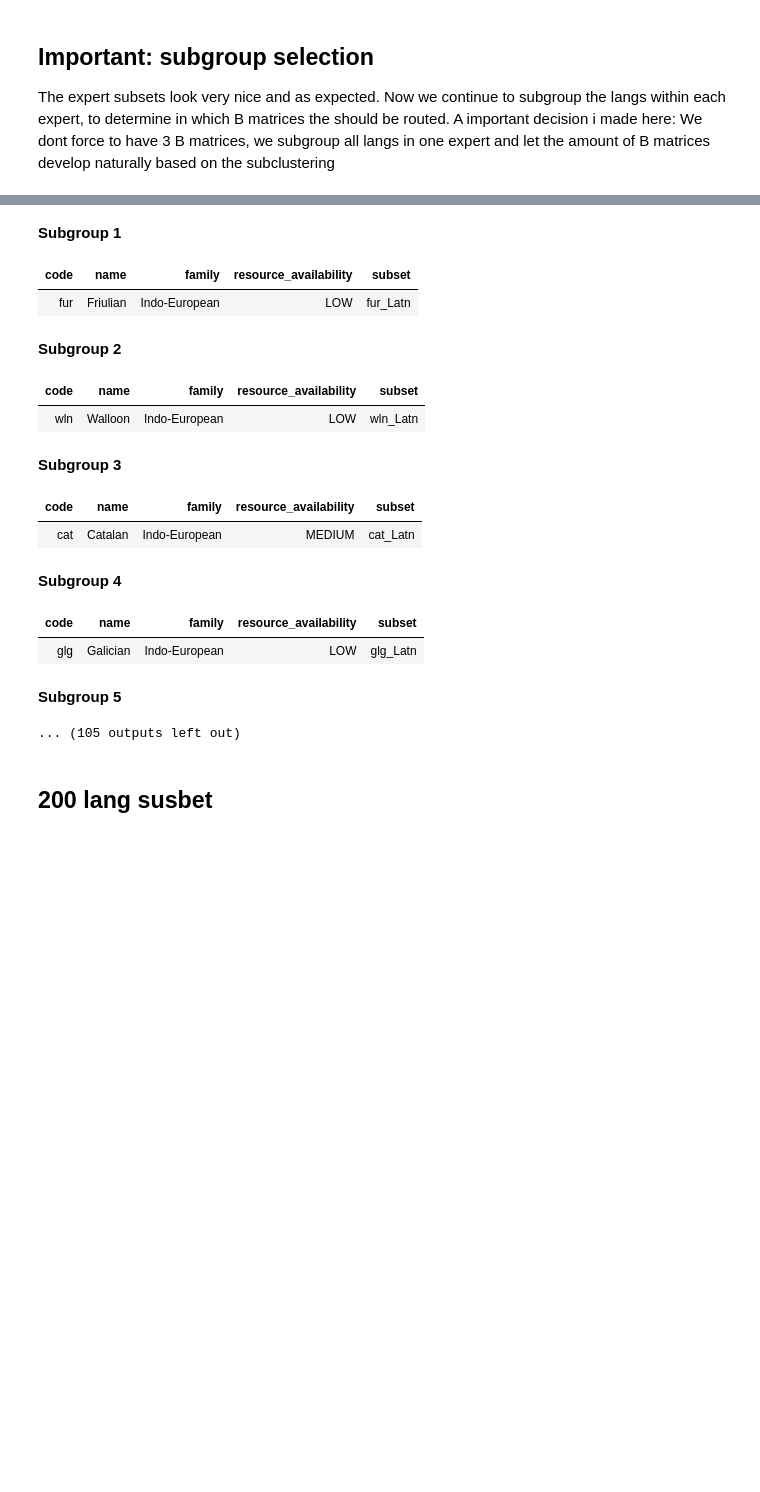
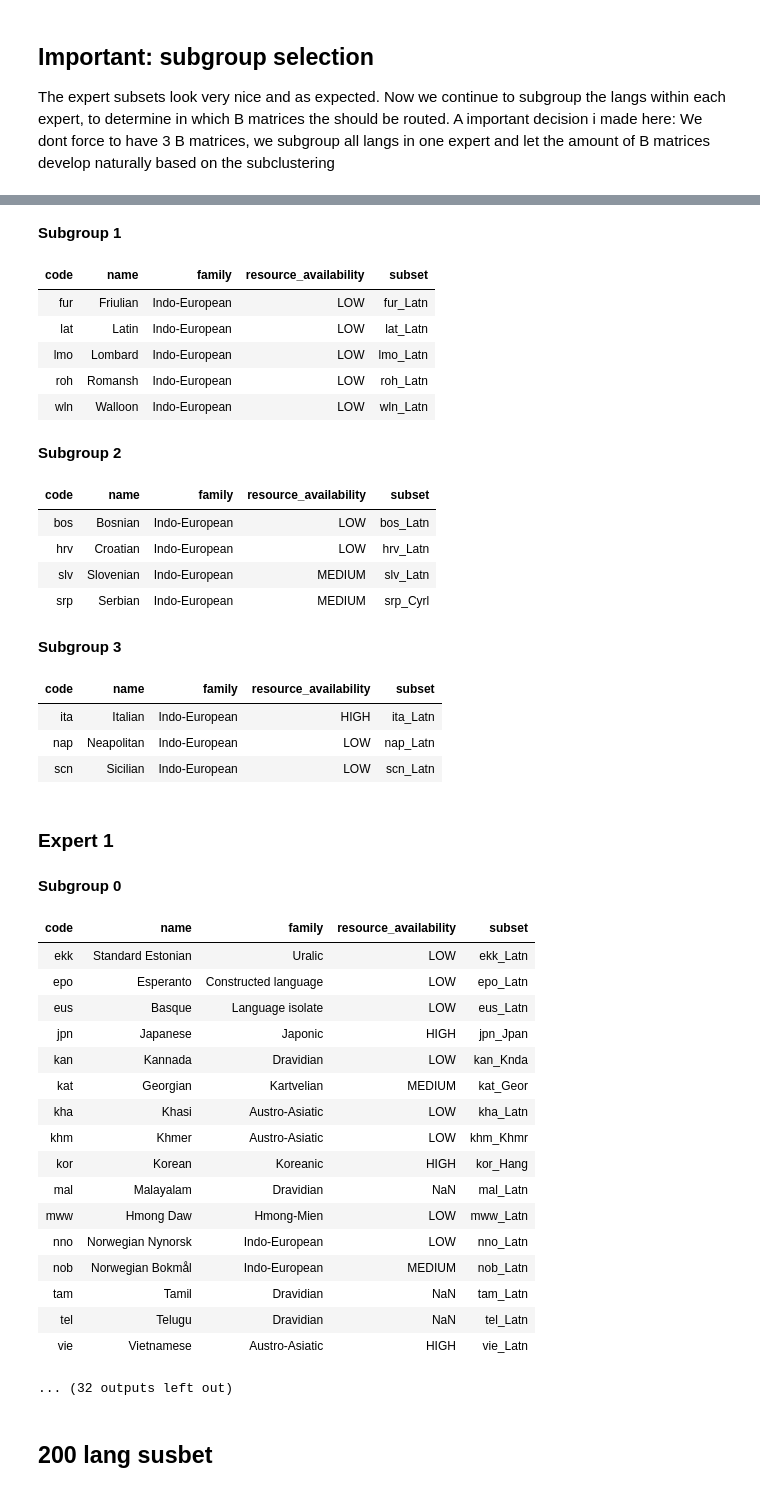
Before and after one commit to dice-group/HTYLLM-PG, a Jupyter notebook: approaches/CoLA/tools/two_stage_clustering/language_family_tree_based.ipynb, the cells around one changed output, grey strips where cells are left out. Saved outputs shown, nothing was run; the diff lists cells and outputs as text; code cells hidden in the pictures; blank space fills up the shorter version.

Commit message:
fixed the subgroup creation but still having single lang subgroups

```diff
--- a/approaches/CoLA/tools/two_stage_clustering/language_family_tree_based.ipynb
+++ b/approaches/CoLA/tools/two_stage_clustering/language_family_tree_based.ipynb
@@ -253,21 +253,27 @@ The expert subsets look very nice and as expected.
 Now we continue to subgroup the langs within each expert, to determine in which B matrices the should be routed.
 A important decision i made here: We dont force to have 3 B matrices, we subgroup all langs in one expert and let the amount of B matrices develop naturally based on the subclustering
 # %%
-def subcluster_expert(exp_codes, codes, matrix, k_max=4,
-                      min_subgroup_size=2, quality_threshold=0.9):
+def subcluster_expert(exp_codes, codes, matrix,
+                      k_max=4, min_subgroup_size=2,
+                      quality_threshold=0.9):
     import numpy as np
 
     idx = np.array([codes.index(c) for c in exp_codes])
     n = len(idx)
 
+    # not enough languages to split into ≥2-sized groups
     if n < 2 * min_subgroup_size:
         return [exp_codes]
 
     subM = matrix[np.ix_(idx, idx)]
+
+    # baseline: one big group
     baseline = np.mean([subM[i, j] for i in range(n) for j in range(i+1, n)])
 
-    best_split, best_score = None, baseline
+    best_split = None
+    best_score = baseline
 
+    # try k = 2 .. k_max
     for k in range(2, min(k_max, n // min_subgroup_size) + 1):
         labels = cluster_with_k(subM, k, "average")
 
@@ -275,20 +281,24 @@ def subcluster_expert(exp_codes, codes, matrix, k_max=4,
         for i, lab in enumerate(labels):
             groups.setdefault(lab, []).append(exp_codes[i])
 
-        #only consider splits with ≥1 real subgroup
-        if sum(len(g) >= min_subgroup_size for g in groups.values()) == 0:
+        # enforce min subgroup size (no singletons)
+        if min(len(g) for g in groups.values()) < min_subgroup_size:
             continue
 
+        # avg intra-subgroup distance for this split
         score = np.mean([
             matrix[codes.index(a), codes.index(b)]
-            for g in groups.values() if len(g) >= min_subgroup_size
+            for g in groups.values()
             for a in g for b in g if a < b
         ])
 
-        if score < best_score * quality_threshold:
-            best_split, best_score = list(groups.values()), score
+        # only accept if split is meaningfully better than no split
+        if score < baseline * quality_threshold and score < best_score:
+            best_split = list(groups.values())
+            best_score = score
 
-    return best_split if best_split else [exp_codes]
+    # if no good split found → one subgroup with all languages
+    return best_split if best_split is not None else [exp_codes]
 
 
 
@@ -362,14 +372,13 @@ for e_idx, exp_codes in enumerate(experts.values()):
         matrix,
         k_max=4,
         min_subgroup_size=2,
-        quality_threshold=0.2
+        quality_threshold=0.9
     )
 
 # inspect
-display_expert_subgroups(experts, df)
-# UMAP view
+display_expert_subgroups(expert_subgroups, df)
+
+# plots
 plot_expert_subgroups(matrix, codes, expert_subgroups, method="umap")
-
-# MDS view
 plot_expert_subgroups(matrix, codes, expert_subgroups, method="mds")
 # %% [output]
@@ -380,17 +392,41 @@ Subgroup 0
 Subgroup 1
 | code | name | family | resource_availability | subset |
 | fur | Friulian | Indo-European | LOW | fur_Latn |
+| lat | Latin | Indo-European | LOW | lat_Latn |
+| lmo | Lombard | Indo-European | LOW | lmo_Latn |
+| roh | Romansh | Indo-European | LOW | roh_Latn |
+| wln | Walloon | Indo-European | LOW | wln_Latn |
 Subgroup 2
 | code | name | family | resource_availability | subset |
-| wln | Walloon | Indo-European | LOW | wln_Latn |
+| bos | Bosnian | Indo-European | LOW | bos_Latn |
+| hrv | Croatian | Indo-European | LOW | hrv_Latn |
+| slv | Slovenian | Indo-European | MEDIUM | slv_Latn |
+| srp | Serbian | Indo-European | MEDIUM | srp_Cyrl |
 Subgroup 3
 | code | name | family | resource_availability | subset |
-| cat | Catalan | Indo-European | MEDIUM | cat_Latn |
+| ita | Italian | Indo-European | HIGH | ita_Latn |
+| nap | Neapolitan | Indo-European | LOW | nap_Latn |
+| scn | Sicilian | Indo-European | LOW | scn_Latn |
-Subgroup 4
+Expert 1
+Subgroup 0
 | code | name | family | resource_availability | subset |
-| glg | Galician | Indo-European | LOW | glg_Latn |
+| ekk | Standard Estonian | Uralic | LOW | ekk_Latn |
+| epo | Esperanto | Constructed language | LOW | epo_Latn |
+| eus | Basque | Language isolate | LOW | eus_Latn |
+| jpn | Japanese | Japonic | HIGH | jpn_Jpan |
+| kan | Kannada | Dravidian | LOW | kan_Knda |
+| kat | Georgian | Kartvelian | MEDIUM | kat_Geor |
+| kha | Khasi | Austro-Asiatic | LOW | kha_Latn |
+| khm | Khmer | Austro-Asiatic | LOW | khm_Khmr |
+| kor | Korean | Koreanic | HIGH | kor_Hang |
+| mal | Malayalam | Dravidian | NaN | mal_Latn |
+| mww | Hmong Daw | Hmong-Mien | LOW | mww_Latn |
+| nno | Norwegian Nynorsk | Indo-European | LOW | nno_Latn |
+| nob | Norwegian Bokmål | Indo-European | MEDIUM | nob_Latn |
+| tam | Tamil | Dravidian | NaN | tam_Latn |
+| tel | Telugu | Dravidian | NaN | tel_Latn |
+| vie | Vietnamese | Austro-Asiatic | HIGH | vie_Latn |
-Subgroup 5
-... (105 outputs left out)
+... (32 outputs left out)
 # %% [markdown]
 ## 200 lang susbet
 # %%
```
Also changed, not shown: parts of 2 cells of this notebook.
